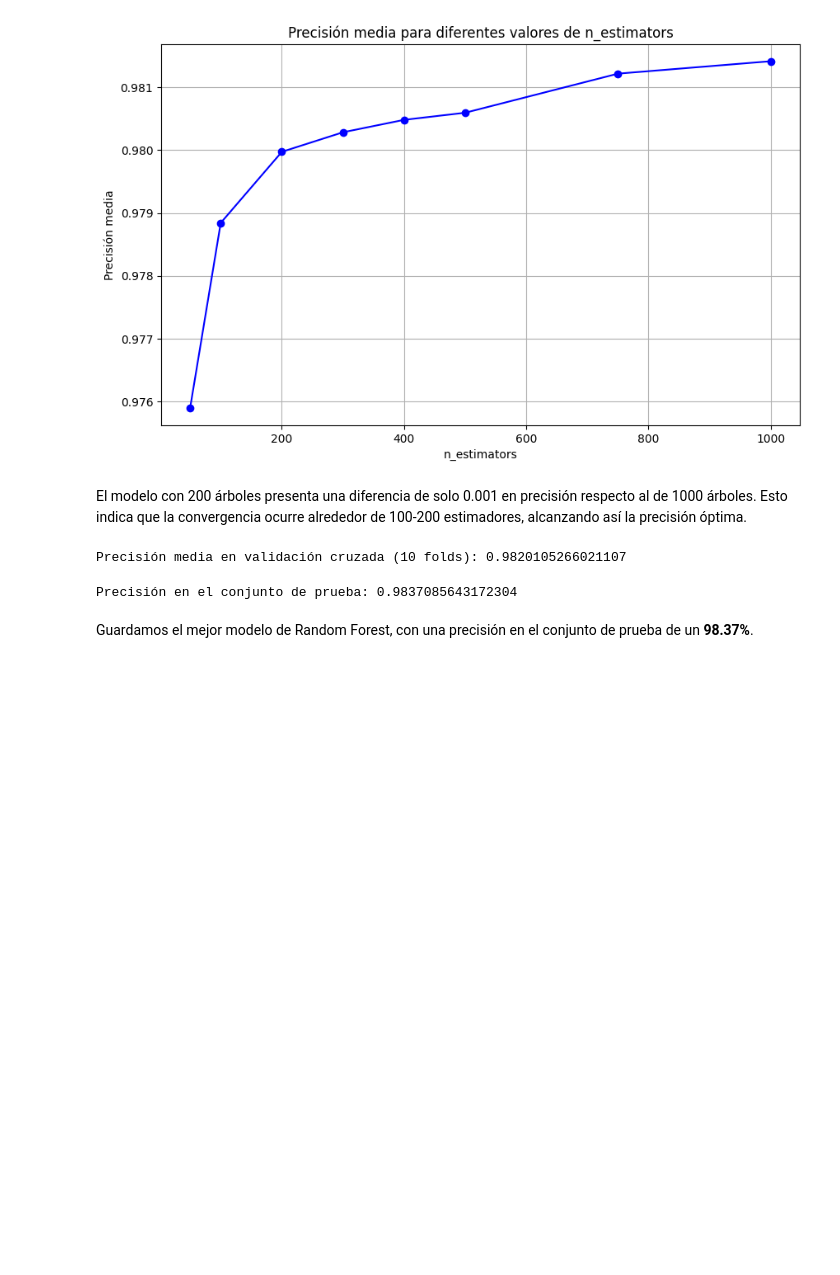
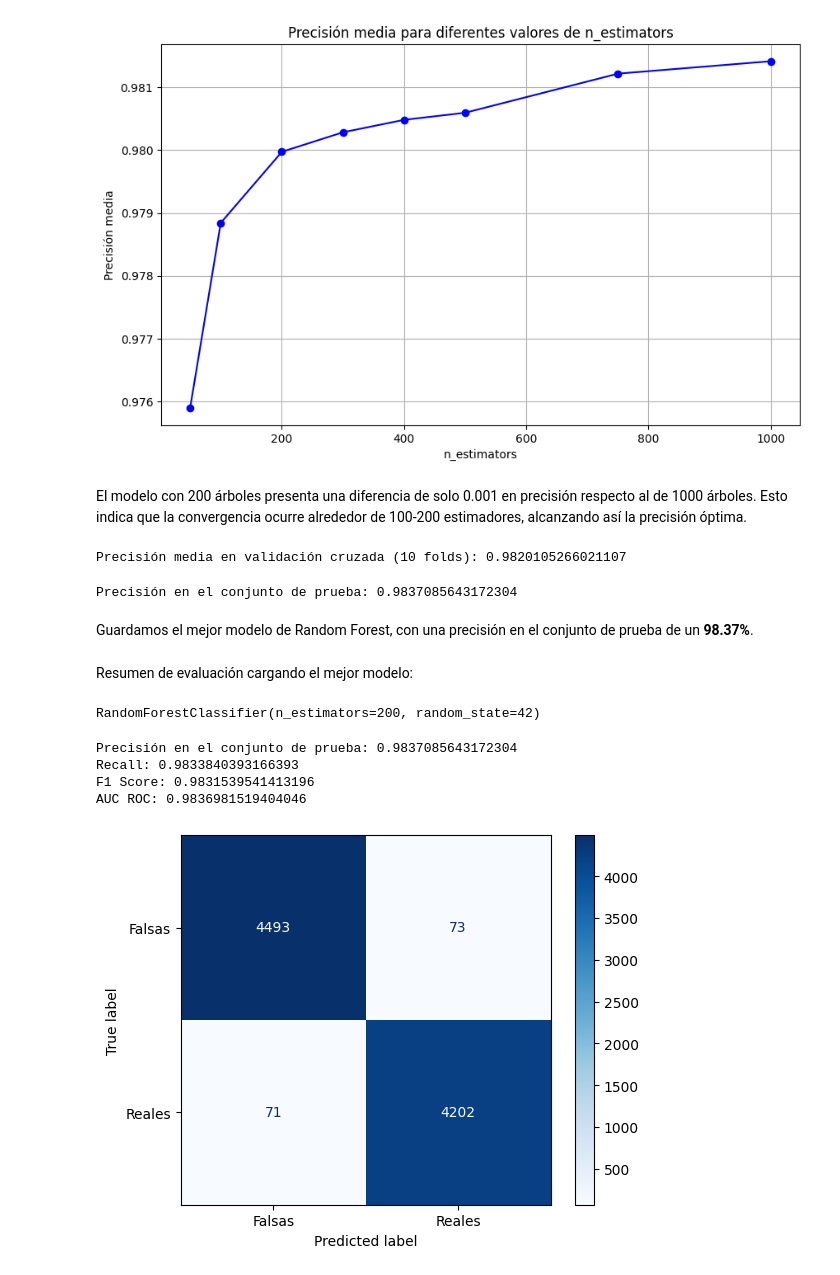
Before and after one commit to guillermo-grande/Fake-News-Detection, a Jupyter notebook: notebooks/preprocessing_rf.ipynb, the cells around one changed output. Saved outputs shown, nothing was run; the diff lists cells and outputs as text; code cells hidden in the pictures; blank space fills up the shorter version.

Commit message:
Metrics for RF

```diff
--- a/notebooks/preprocessing_rf.ipynb
+++ b/notebooks/preprocessing_rf.ipynb
@@ -768,3 +766,49 @@ Guardamos el mejor modelo de Random Forest, con una precisión en el conjunto de
 # Guardar el modelo
 with open('models/best_rf.pkl', 'wb') as f:
     pickle.dump(rf_cv, f)
+# %% [markdown]
+Resumen de evaluación cargando el mejor modelo:
+# %%
+# Cargar el modelo desde el archivo
+with open('../models/best_rf.pkl', 'rb') as f:
+    loaded_model = pickle.load(f)
+
+# Verificar el modelo cargado
+print(loaded_model)
+# %% [output]
+RandomForestClassifier(n_estimators=200, random_state=42)
+# %%
+from sklearn.metrics import roc_auc_score, recall_score, f1_score
+
+# Evaluación en el conjunto de prueba
+y_pred_test = loaded_model.predict(X_test)
+print("Precisión en el conjunto de prueba:", accuracy_score(y_test, y_pred_test))
+
+# Calcular Recall
+recall = recall_score(y_test, y_pred_test)
+print("Recall:", recall)
+
+# Calcular F1 Score
+f1 = f1_score(y_test, y_pred_test)
+print("F1 Score:", f1)
+
+# Calcular AUC ROC
+auc_roc = roc_auc_score(y_test, y_pred_test)
+print("AUC ROC:", auc_roc)
+# %% [output]
+Precisión en el conjunto de prueba: 0.9837085643172304
+Recall: 0.9833840393166393
+F1 Score: 0.9831539541413196
+AUC ROC: 0.9836981519404046
+# %%
+from sklearn.metrics import confusion_matrix, ConfusionMatrixDisplay
+
+# Calcular la matriz de confusión
+cm = confusion_matrix(y_test, y_pred_test)
+
+# Mostrar la matriz de confusión
+disp = ConfusionMatrixDisplay(confusion_matrix=cm, display_labels=["Falsas", "Reales"])
+disp.plot(cmap=plt.cm.Blues)
+plt.show()
+# %% [output]
+[figure, added]
```
Also changed, not shown: parts of 1 cell of this notebook.
